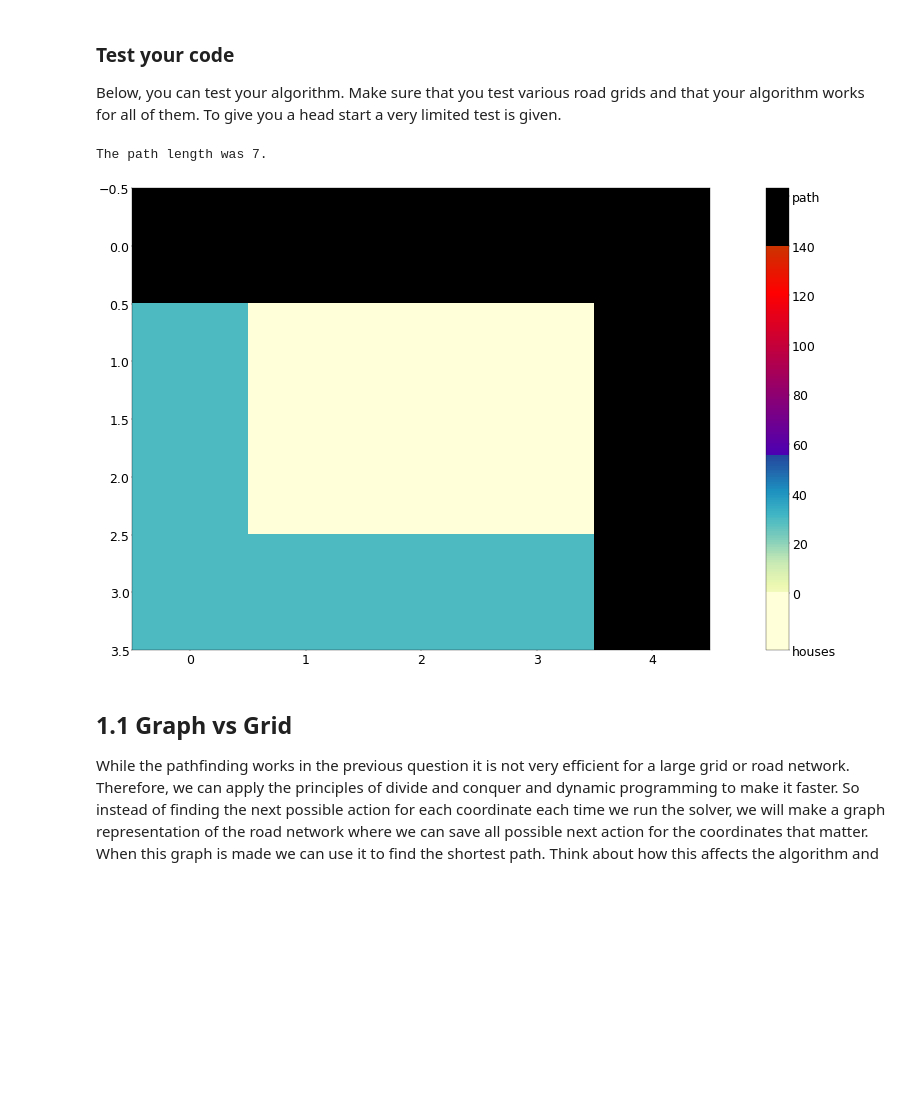
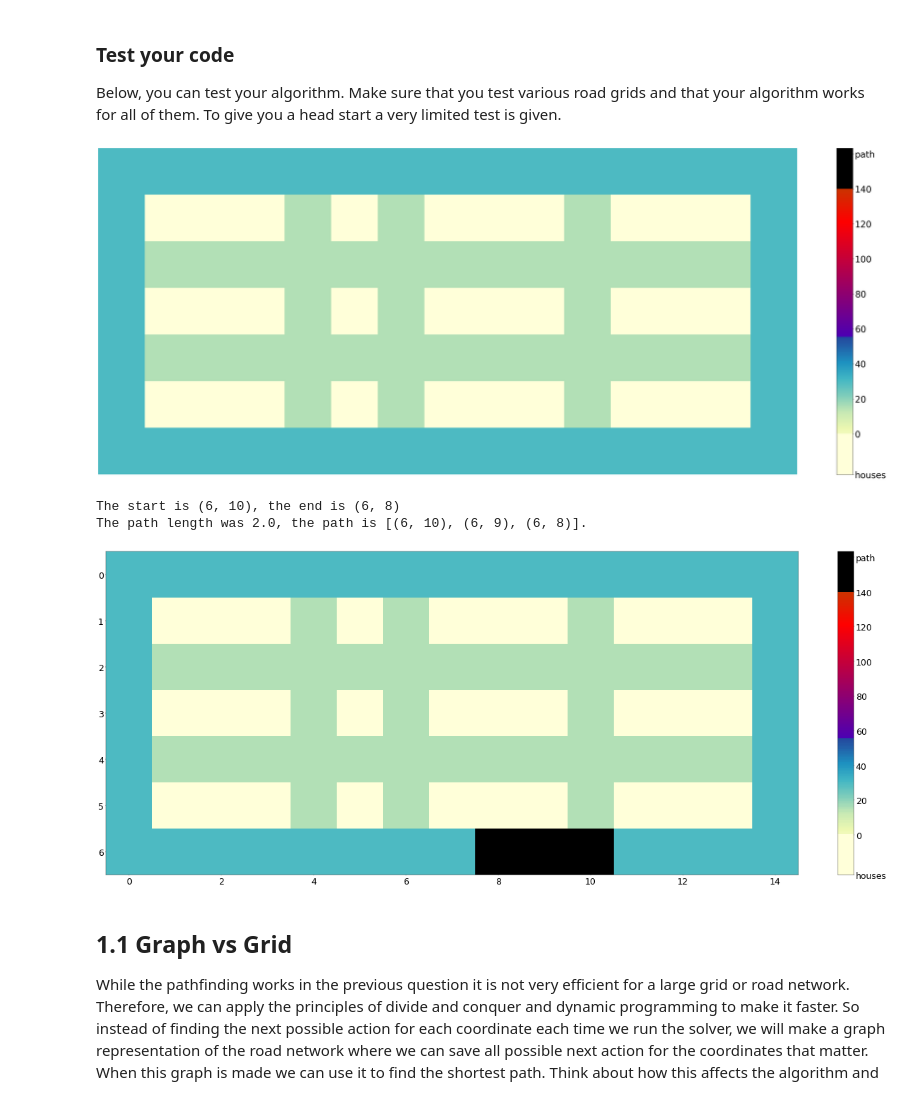
Before and after one commit to kooroshkz/Algorithms-and-Data-Structures, a Jupyter notebook: Assignment-2/assignment2.ipynb, the cells around one changed output. Cells and saved outputs as stored; diff of their text form; code cells hidden in the pictures; blank space fills up the shorter version.

```diff
--- a/Assignment-2/assignment2.ipynb
+++ b/Assignment-2/assignment2.ipynb
@@ -220,7 +219,7 @@ class FloodFillSolver():
             path.append(current)
             current = self.history.get(current)
         path.reverse()
-        return path, len(path) - 1
+        return path, float(len(path) - 1)
 
     def main_loop(self):
         """
@@ -269,6 +268,7 @@ class FloodFillSolver():
         :return: A list with possible next coordinates that can be visited from the current coordinate.
         :rtype: list[tuple[int]]
         """
+        # possible problem
         moves = [(0, 1), (1, 0), (0, -1), (-1, 0)]  # Possible movements: right, down, left, up
         return [(node[0] + move[0], node[1] + move[1]) for move in moves
                 if 0 <= node[0] + move[0] < self.grid.shape[0] and
@@ -282,20 +282,31 @@ Appending to assignment2_3893995_4003748_notebook.py
 Below, you can test your algorithm. Make sure that you test various road grids and that your algorithm works for all of them. To give you a head start a very limited test is given.
 # %%
 # If you put the map generated in a separate cell you can run multiple tests on the same map
-map_ = Map(0, (0,0))
+map_ = Map(0)
+map_.show()
+# %% [output]
+[figure, added]
 # %%
 plt.matplotlib.rcParams['figure.dpi'] = max(30, map_.size ** 0.5 // 2)  # Number of pixels, therefore, the quality of the image. A large dpi is very slow.
 
 # Generate a random start and end position in the grid for proper testing.
-start = (0,0)
-end =  (map_.shape[0]-1, map_.shape[1]-1)
+# start = (0,0)
+# end =  (map_.shape[0]-1, map_.shape[1]-1)
 
+# optional testing of different end and start
+# should work without problems now
+# use methods from grid_maker.py
+start = map_.get_coordinate()
+end = map_.get_coordinate()
+
+print(f"The start is {start}, the end is {end}")
 path, length = FloodFillSolver()(map_, start, end)
-print(f"The path length was {length}.")
+print(f"The path length was {length}, the path is {path}.")
 map_.show(path, True)
 # %% [output]
-The path length was 7.
+The start is (6, 10), the end is (6, 8)
+The path length was 2.0, the path is [(6, 10), (6, 9), (6, 8)].
-[figure, old version]
+[figure, new version]
 # %% [markdown]
 ## 1.1 Graph vs Grid
 
```
Also changed, not shown: parts of 9 cells of this notebook, 1 other file.
